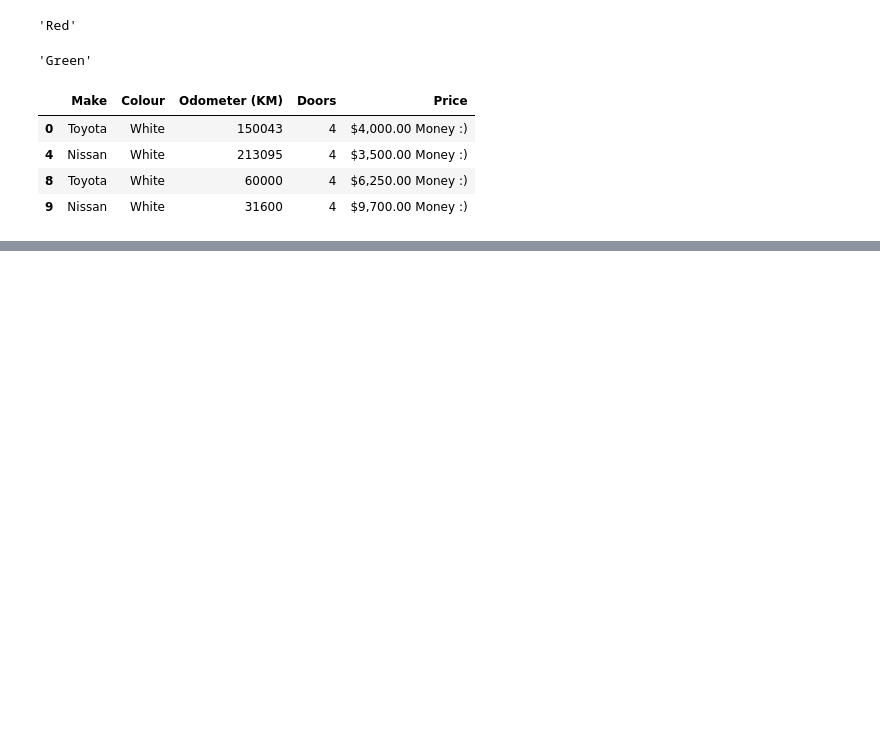
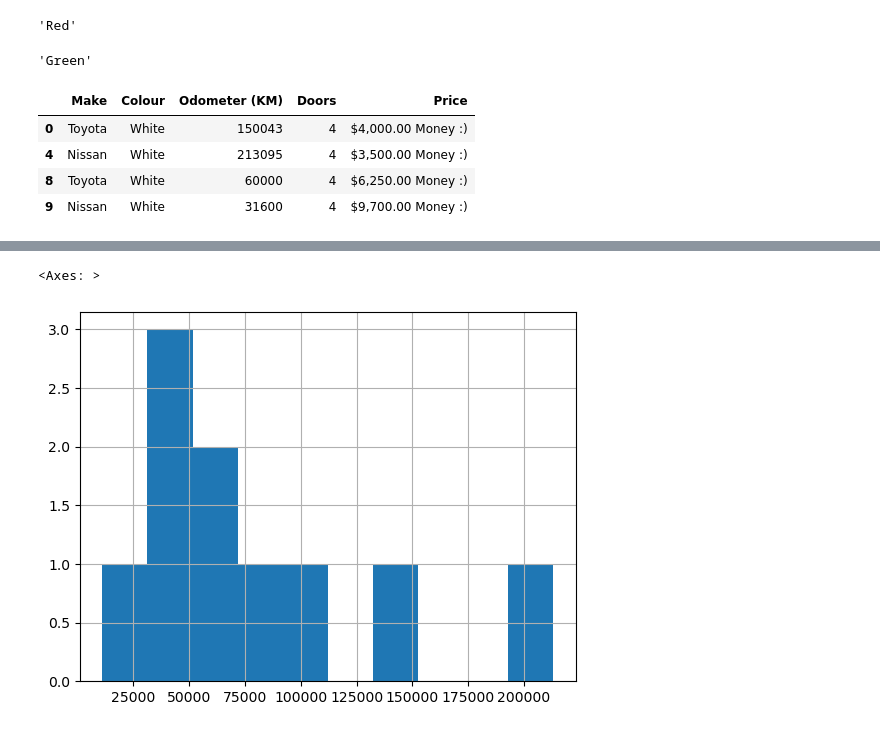
Before and after one commit to Dhyanesh-Panchal/PY-libraries-for-ML, a Jupyter notebook: Pandas Tuts.ipynb, the cells around one changed output, grey strips where cells are left out. Saved outputs shown, nothing was run; the diff lists cells and outputs as text; code cells hidden in the pictures; blank space fills up the shorter version.

```diff
--- a/Pandas Tuts.ipynb
+++ b/Pandas Tuts.ipynb
@@ -126,0 +158,7 @@ car_sales[car_sales["Colour"] == "White"]
+# %%
+
+# --> Histogram graph
+car_sales["Odometer (KM)"].hist()
+# %% [output]
+<Axes: >
+[figure, added]
```
Also changed, not shown: parts of 8 cells of this notebook.
